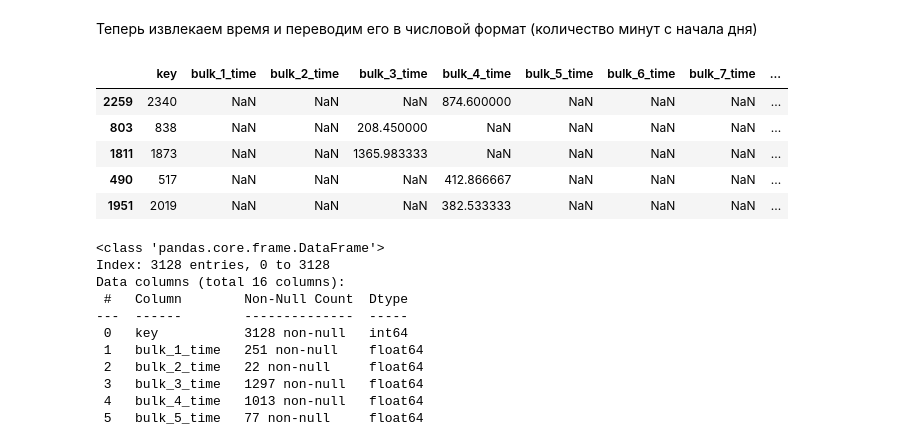
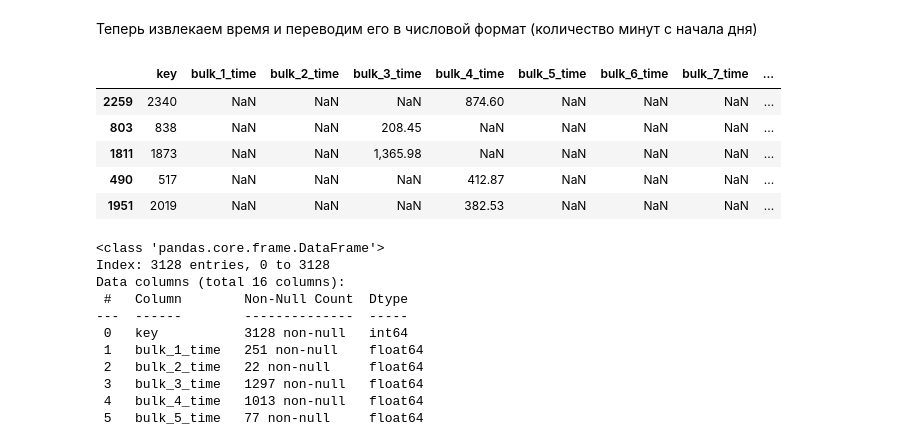
Before and after one commit to 72ru/practicum_alloy_temperature_control, a Jupyter notebook: main.ipynb, the cells around one changed output. Cells and saved outputs as stored; diff of their text form; code cells hidden in the pictures.

```diff
--- a/main.ipynb
+++ b/main.ipynb
@@ -1011,17 +1014,18 @@ df_data_bulk.query('bulk_sum > 1500')
 # %% [markdown]
 Теперь извлекаем время и переводим его в числовой формат (количество минут с начала дня)
 # %%
-for index in range(1,16):
+for index in range(1, 16):
     col = f'bulk_{index}_time'
-    df_data_bulk_time[col] = df_data_bulk_time[col].apply(lambda x: x.hour * 60 + x.minute + x.second / 60 if pd.notnull(x) else None)
+    df_data_bulk_time[col] = df_data_bulk_time[col].apply(
+        lambda x: x.hour * 60 + x.minute + x.second / 60 if pd.notnull(x) else None)
 df_data_bulk_time.sample(5, random_state=RANDOM_STATE)
 # %% [output]
 |  | key | bulk_1_time | bulk_2_time | bulk_3_time | bulk_4_time | bulk_5_time | bulk_6_time | bulk_7_time | ... |
-| 2259 | 2340 | NaN | NaN | NaN | 874.600000 | NaN | NaN | NaN | ... |
-| 803 | 838 | NaN | NaN | 208.450000 | NaN | NaN | NaN | NaN | ... |
-| 1811 | 1873 | NaN | NaN | 1365.983333 | NaN | NaN | NaN | NaN | ... |
-| 490 | 517 | NaN | NaN | NaN | 412.866667 | NaN | NaN | NaN | ... |
-| 1951 | 2019 | NaN | NaN | NaN | 382.533333 | NaN | NaN | NaN | ... |
+| 2259 | 2340 | NaN | NaN | NaN | 874.60 | NaN | NaN | NaN | ... |
+| 803 | 838 | NaN | NaN | 208.45 | NaN | NaN | NaN | NaN | ... |
+| 1811 | 1873 | NaN | NaN | 1,365.98 | NaN | NaN | NaN | NaN | ... |
+| 490 | 517 | NaN | NaN | NaN | 412.87 | NaN | NaN | NaN | ... |
+| 1951 | 2019 | NaN | NaN | NaN | 382.53 | NaN | NaN | NaN | ... |
 # %%
 df_data_bulk_time.info()
 # %% [output]
```
Also changed, not shown: parts of 67 cells of this notebook.
